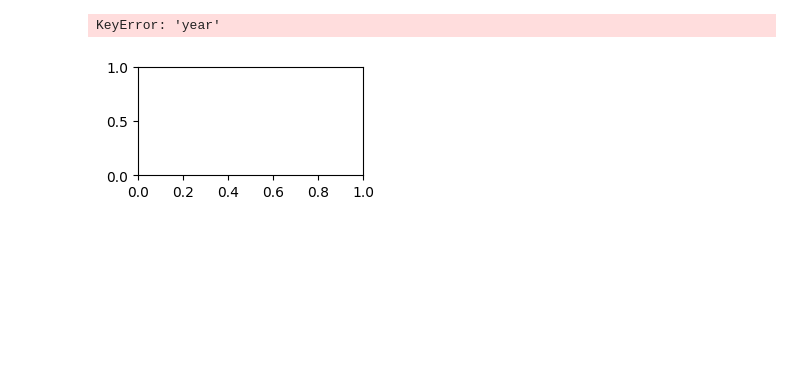
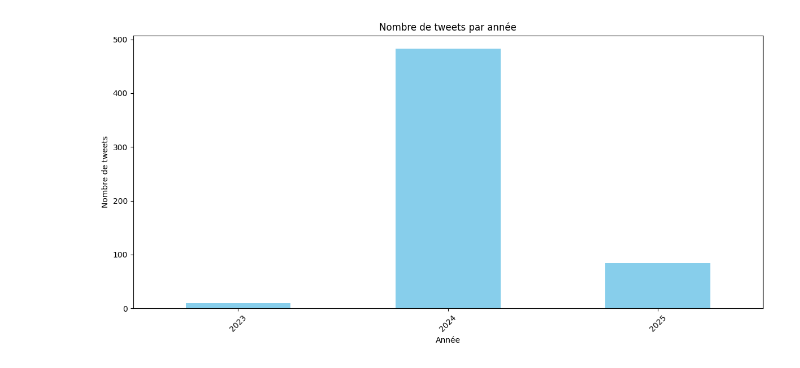
Before and after one commit to Ilyes360/engie, a Jupyter notebook: Graphe(Analyse)/Analyse.ipynb, the cells around one changed output. Cells and saved outputs as stored; diff of their text form; code cells hidden in the pictures; blank space fills up the shorter version.

```diff
--- a/Graphe(Analyse)/Analyse.ipynb
+++ b/Graphe(Analyse)/Analyse.ipynb
@@ -5,4 +5,3 @@ import seaborn as sns
 import matplotlib.dates as mdates
 # %%
 df = pd.read_csv('../Data/data_cleaned_with_analysis.csv')
-df['day'] = pd.to_datetime(df['day'])
@@ -69,12 +8,19 @@ plt.xticks(rotation=45)
+# %%
+# Convertir les dates au format datetime
+df['created_at'] = pd.to_datetime(df['created_at'])
 # %%
-# 4. Graphique du nombre de tweets par mois
-plt.subplot(2, 2, 4)  # 2 lignes, 2 colonnes, quatrième graphique
-df['month'] = df['day'].dt.to_period('M')
-tweets_par_mois = df.groupby('month')['tweets_par_jour'].sum().reset_index()
-sns.barplot(data=tweets_par_mois, x='month', y='tweets_par_jour', color='purple')
+# Extraire l'année et le mois
+df['month'] = df['created_at'].dt.to_period('M')
+
+# Graphique des tweets par mois
+tweets_par_mois = df.groupby('month')['id'].count()
+
+plt.figure(figsize=(12,6))
+tweets_par_mois.plot(kind='bar', color='skyblue')
 plt.title("Nombre de tweets par mois")
-plt.xlabel("Mois")
+plt.xlabel("Mois (année-mois)")
 plt.ylabel("Nombre de tweets")
 plt.xticks(rotation=45)
+plt.tight_layout()
 plt.show()
 # %% [output]
@@ -82,12 +28,17 @@ plt.show()
 # %%
-# 5. Graphique du nombre de tweets par année
-plt.subplot(3, 2, 5)  # 3 lignes, 2 colonnes, cinquième graphique
-tweets_par_annee = df.groupby('year')['tweets_par_jour'].sum().reset_index()
-sns.barplot(data=tweets_par_annee, x='year', y='tweets_par_jour', color='orange')
+# Extraire l'année
+df['year'] = df['created_at'].dt.year
+
+# Graphique des tweets par année
+tweets_par_annee = df.groupby('year')['id'].count()
+
+plt.figure(figsize=(12,6))
+tweets_par_annee.plot(kind='bar', color='skyblue')
 plt.title("Nombre de tweets par année")
 plt.xlabel("Année")
 plt.ylabel("Nombre de tweets")
 plt.xticks(rotation=45)
+plt.tight_layout()
+plt.show()
 # %% [output]
-KeyError: 'year'
-[figure, old version]
+[figure, new version]
```
Also changed, not shown: parts of 13 cells of this notebook.
